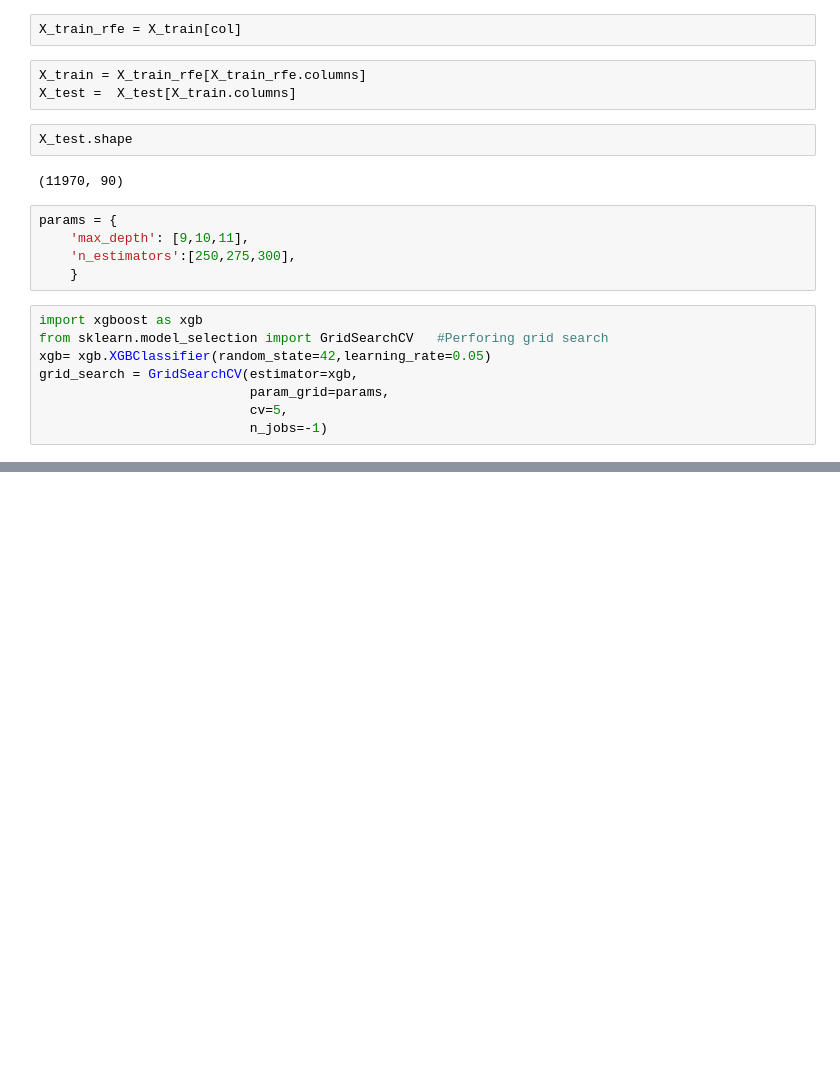
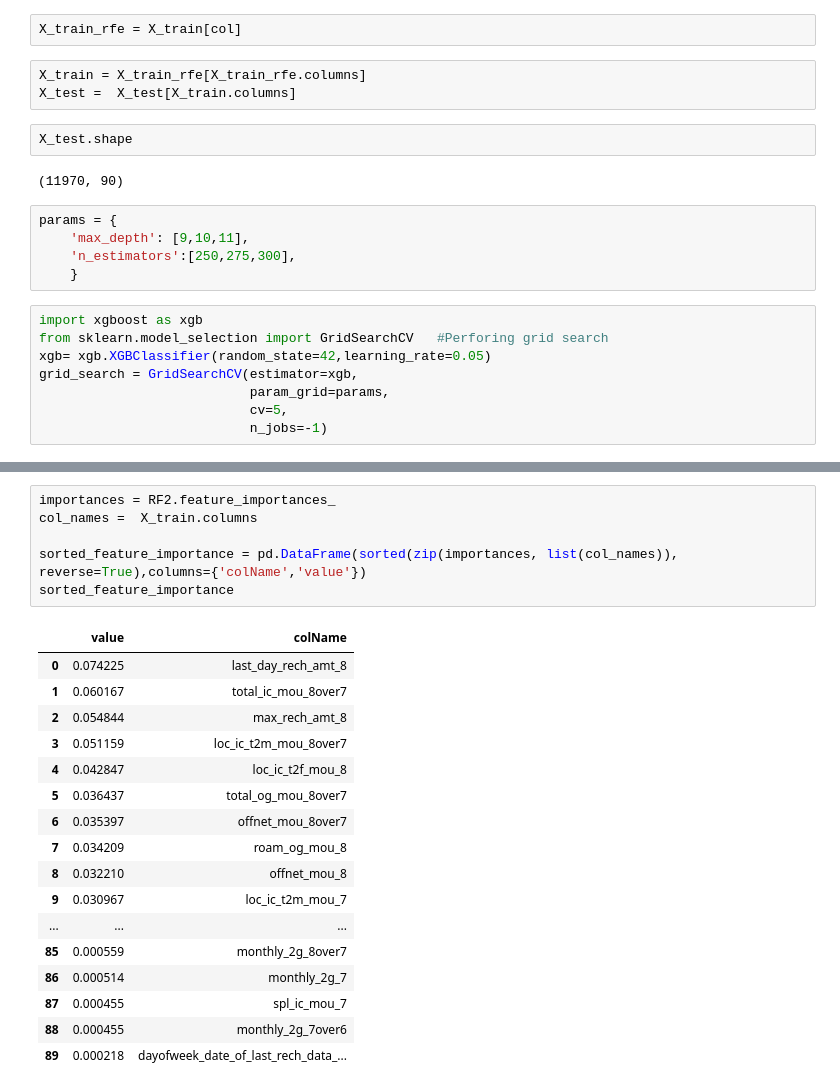
Before and after one commit to Crayon-ShinChan/ids-project, a Jupyter notebook: telecom_large/telecom.ipynb, the cells around one changed output, grey strips where cells are left out. Cells and saved outputs as stored; diff of their text form; blank space fills up the shorter version.

```diff
--- a/telecom_large/telecom.ipynb
+++ b/telecom_large/telecom.ipynb
@@ -1222,0 +1403,24 @@ GridSearchCV(cv=5, estimator=XGBClassifier(learning_rate=0.05, random_state=42),
+# %%
+importances = RF2.feature_importances_
+col_names =  X_train.columns
+
+sorted_feature_importance = pd.DataFrame(sorted(zip(importances, list(col_names)), reverse=True),columns={'colName','value'})
+sorted_feature_importance
+# %% [output]
+|  | value | colName |
+| 0 | 0.074225 | last_day_rech_amt_8 |
+| 1 | 0.060167 | total_ic_mou_8over7 |
+| 2 | 0.054844 | max_rech_amt_8 |
+| 3 | 0.051159 | loc_ic_t2m_mou_8over7 |
+| 4 | 0.042847 | loc_ic_t2f_mou_8 |
+| 5 | 0.036437 | total_og_mou_8over7 |
+| 6 | 0.035397 | offnet_mou_8over7 |
+| 7 | 0.034209 | roam_og_mou_8 |
+| 8 | 0.032210 | offnet_mou_8 |
+| 9 | 0.030967 | loc_ic_t2m_mou_7 |
+| ... | ... | ... |
+| 85 | 0.000559 | monthly_2g_8over7 |
+| 86 | 0.000514 | monthly_2g_7 |
+| 87 | 0.000455 | spl_ic_mou_7 |
+| 88 | 0.000455 | monthly_2g_7over6 |
+| 89 | 0.000218 | dayofweek_date_of_last_rech_data_... |
```
Also changed, not shown: parts of 34 cells of this notebook.
